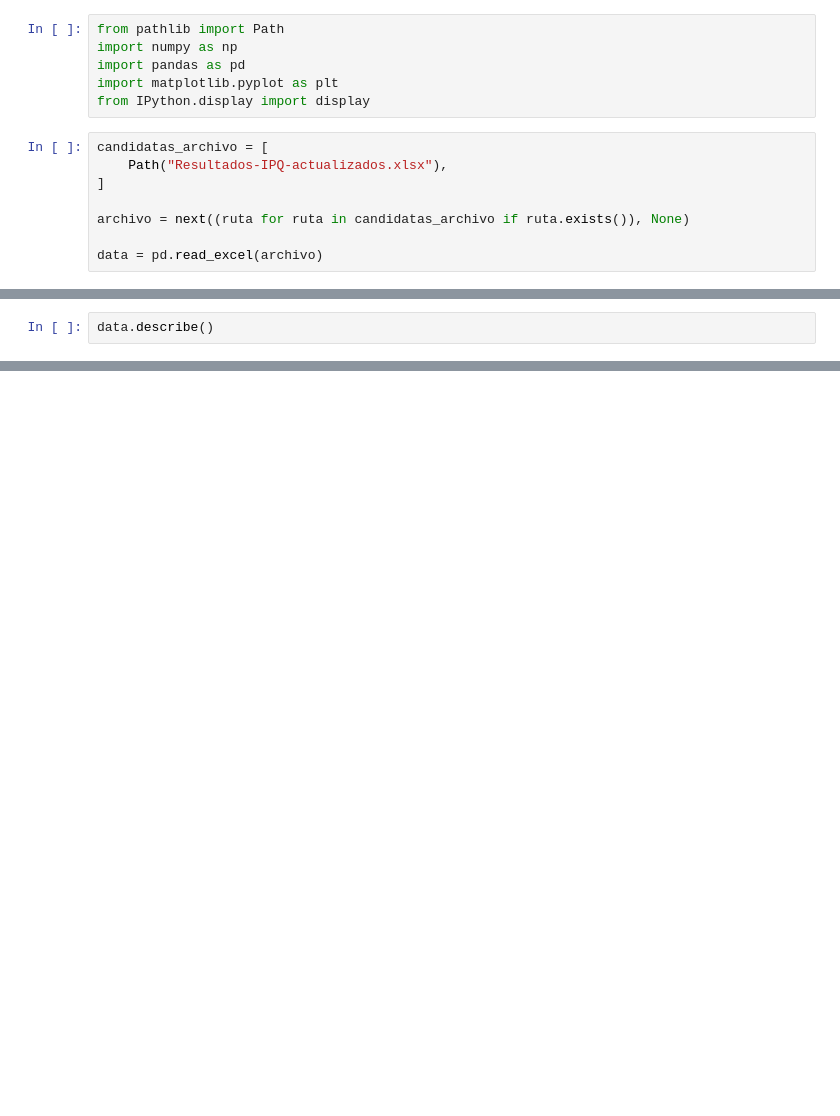
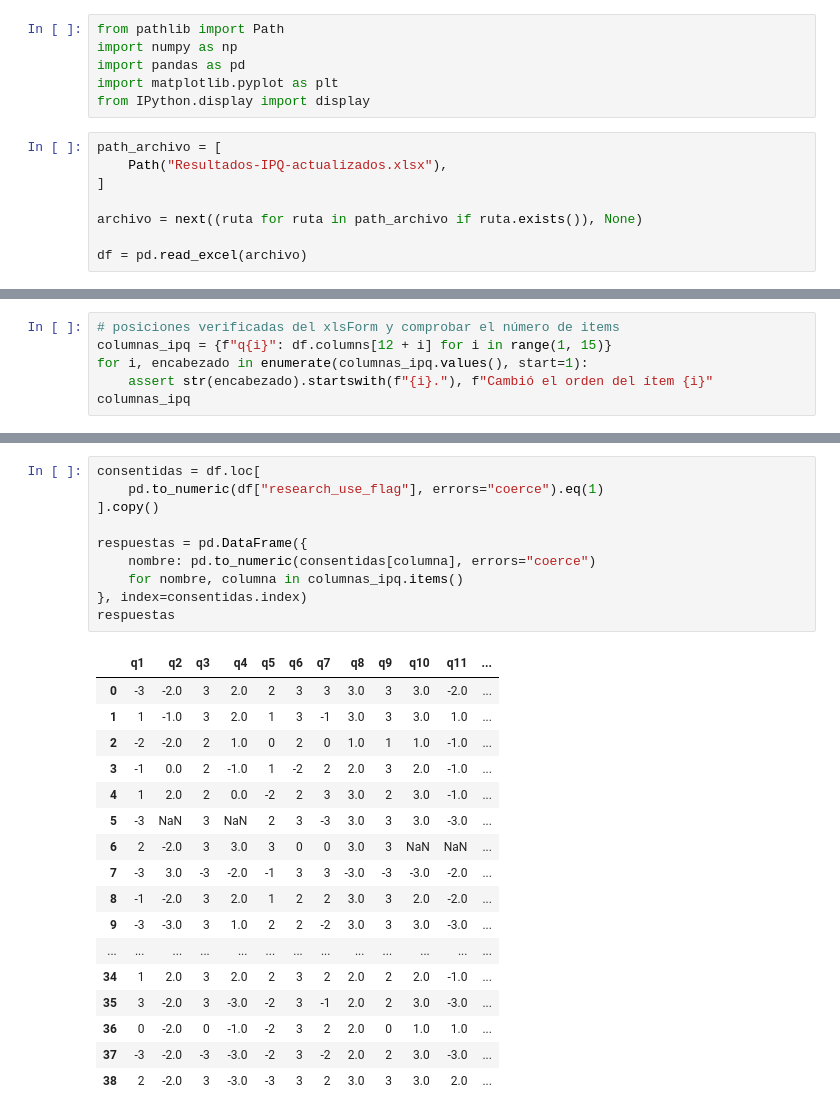
Before and after one commit to angelargd8/PG-analisis-resultados, a Jupyter notebook: IPQ/resultados-IPQ.ipynb, the cells around one changed output, grey strips where cells are left out. Saved outputs shown, nothing was run; the diff lists cells and outputs as text; blank space fills up the shorter version.

```diff
--- a/IPQ/resultados-IPQ.ipynb
+++ b/IPQ/resultados-IPQ.ipynb
@@ -16,10 +25,10 @@ import pandas as pd
 import matplotlib.pyplot as plt
 from IPython.display import display
 # %%
-candidatas_archivo = [
+path_archivo = [
     Path("Resultados-IPQ-actualizados.xlsx"),
 ]
 
-archivo = next((ruta for ruta in candidatas_archivo if ruta.exists()), None)
+archivo = next((ruta for ruta in path_archivo if ruta.exists()), None)
 
-data = pd.read_excel(archivo)
+df = pd.read_excel(archivo)
@@ -26,3 +37,7 @@ data = pd.read_excel(archivo)
 # %%
-data.describe()
+# posiciones verificadas del xlsForm y comprobar el número de items
+columnas_ipq = {f"q{i}": df.columns[12 + i] for i in range(1, 15)}
+for i, encabezado in enumerate(columnas_ipq.values(), start=1):
+    assert str(encabezado).startswith(f"{i}."), f"Cambió el orden del ítem {i}"
+columnas_ipq
 # %% [output]
@@ -37,0 +58,28 @@ data.describe()
+# %%
+consentidas = df.loc[
+    pd.to_numeric(df["research_use_flag"], errors="coerce").eq(1)
+].copy()
+
+respuestas = pd.DataFrame({
+    nombre: pd.to_numeric(consentidas[columna], errors="coerce")
+    for nombre, columna in columnas_ipq.items()
+}, index=consentidas.index)
+respuestas
+# %% [output]
+|  | q1 | q2 | q3 | q4 | q5 | q6 | q7 | q8 | q9 | q10 | q11 | ... |
+| 0 | -3 | -2.0 | 3 | 2.0 | 2 | 3 | 3 | 3.0 | 3 | 3.0 | -2.0 | ... |
+| 1 | 1 | -1.0 | 3 | 2.0 | 1 | 3 | -1 | 3.0 | 3 | 3.0 | 1.0 | ... |
+| 2 | -2 | -2.0 | 2 | 1.0 | 0 | 2 | 0 | 1.0 | 1 | 1.0 | -1.0 | ... |
+| 3 | -1 | 0.0 | 2 | -1.0 | 1 | -2 | 2 | 2.0 | 3 | 2.0 | -1.0 | ... |
+| 4 | 1 | 2.0 | 2 | 0.0 | -2 | 2 | 3 | 3.0 | 2 | 3.0 | -1.0 | ... |
+| 5 | -3 | NaN | 3 | NaN | 2 | 3 | -3 | 3.0 | 3 | 3.0 | -3.0 | ... |
+| 6 | 2 | -2.0 | 3 | 3.0 | 3 | 0 | 0 | 3.0 | 3 | NaN | NaN | ... |
+| 7 | -3 | 3.0 | -3 | -2.0 | -1 | 3 | 3 | -3.0 | -3 | -3.0 | -2.0 | ... |
+| 8 | -1 | -2.0 | 3 | 2.0 | 1 | 2 | 2 | 3.0 | 3 | 2.0 | -2.0 | ... |
+| 9 | -3 | -3.0 | 3 | 1.0 | 2 | 2 | -2 | 3.0 | 3 | 3.0 | -3.0 | ... |
+| ... | ... | ... | ... | ... | ... | ... | ... | ... | ... | ... | ... | ... |
+| 34 | 1 | 2.0 | 3 | 2.0 | 2 | 3 | 2 | 2.0 | 2 | 2.0 | -1.0 | ... |
+| 35 | 3 | -2.0 | 3 | -3.0 | -2 | 3 | -1 | 2.0 | 2 | 3.0 | -3.0 | ... |
+| 36 | 0 | -2.0 | 0 | -1.0 | -2 | 3 | 2 | 2.0 | 0 | 1.0 | 1.0 | ... |
+| 37 | -3 | -2.0 | -3 | -3.0 | -2 | 3 | -2 | 2.0 | 2 | 3.0 | -3.0 | ... |
+| 38 | 2 | -2.0 | 3 | -3.0 | -3 | 3 | 2 | 3.0 | 3 | 3.0 | 2.0 | ... |
```
Also changed, not shown: parts of 7 cells of this notebook.
